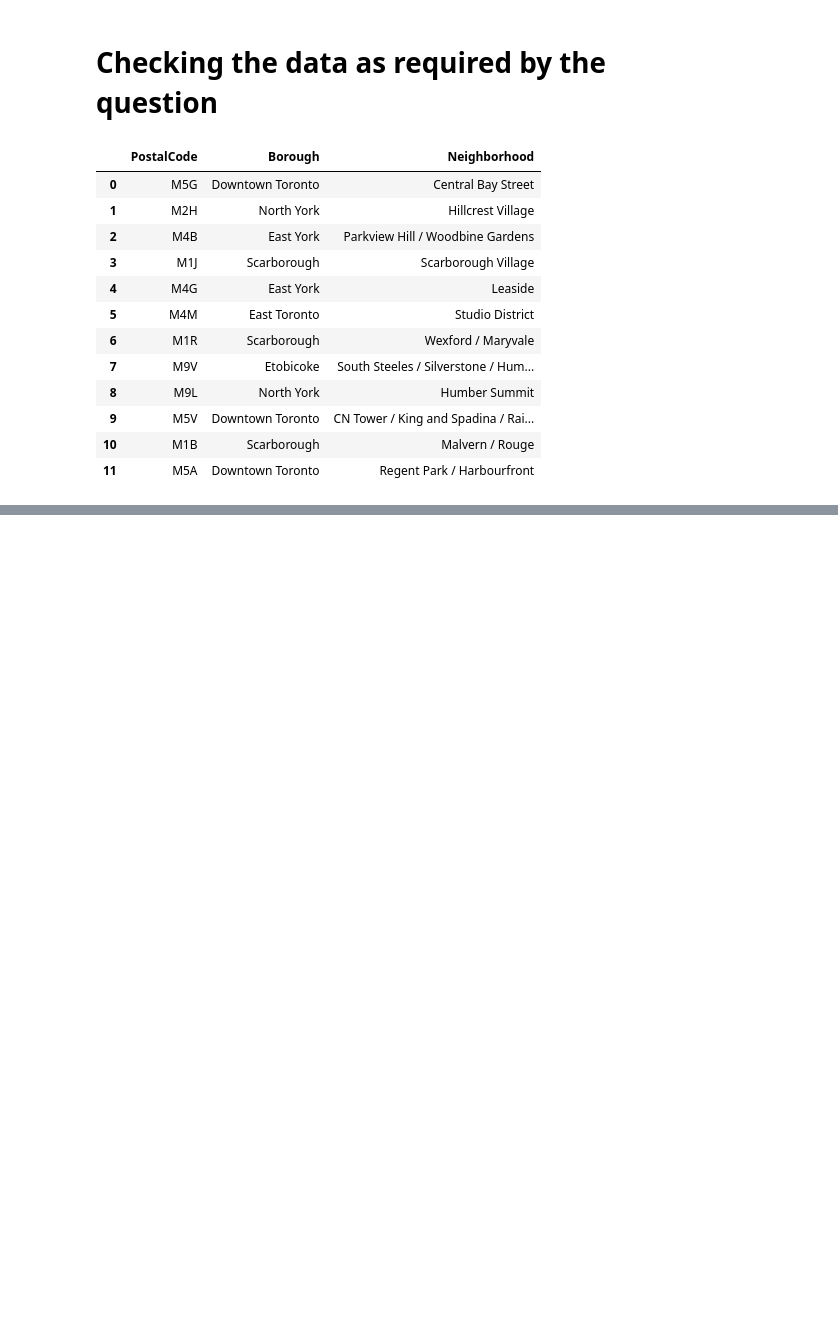
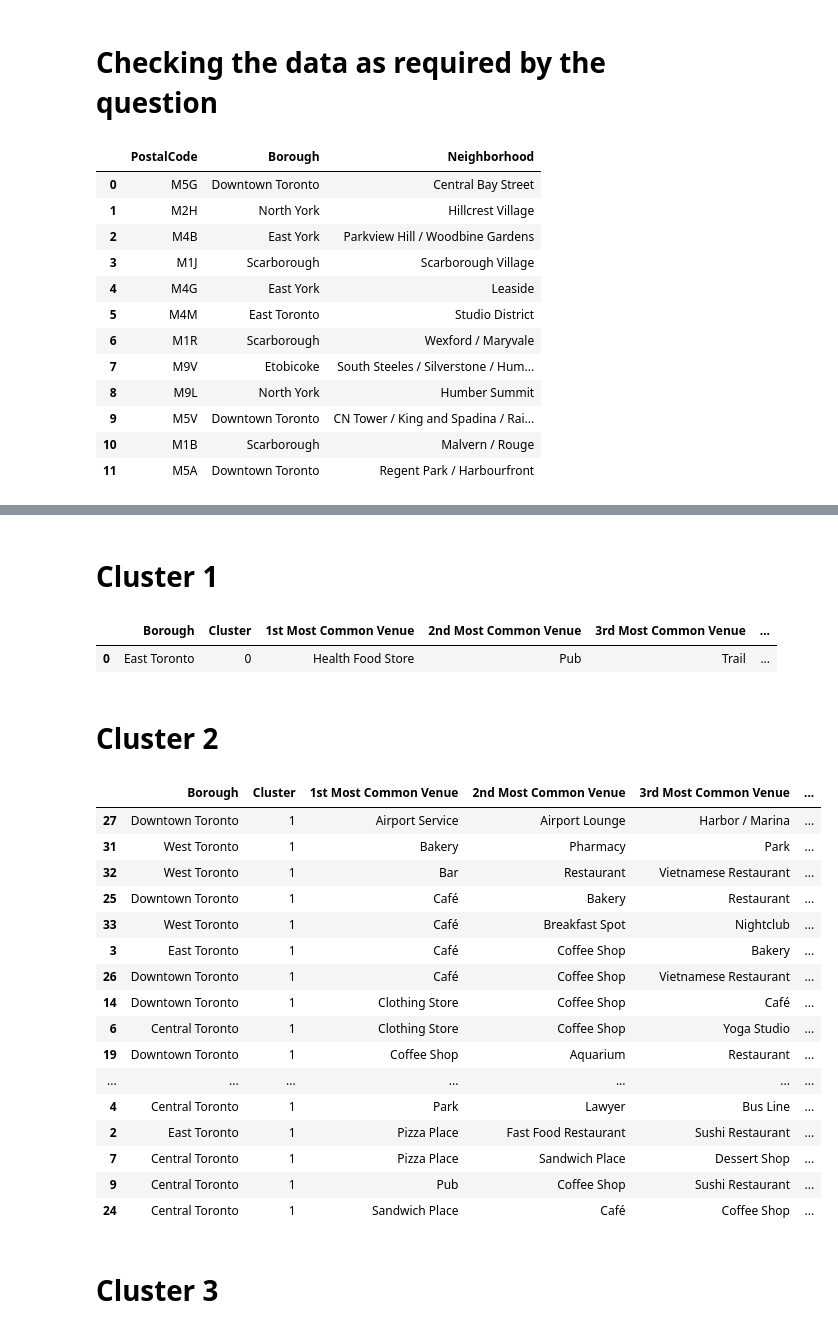
Before and after one commit to Krish716/CourseraIBM_Capstone, a Jupyter notebook: AssignmentWeek3.ipynb, the cells around one changed output, grey strips where cells are left out. Drawn from its saved outputs; the diff is of its cells as text; code cells hidden in the pictures; blank space fills up the shorter version.

```diff
--- a/AssignmentWeek3.ipynb
+++ b/AssignmentWeek3.ipynb
@@ -120,0 +466,13 @@ test_df
+# %%
+kclusters = 4
+
+toronto_central_venues_freq_clustering = toronto_central_venues_freq.drop(['PostalCode', 'Borough', 'Neighborhoods'], 1)
+
+kmeans = KMeans(n_clusters=kclusters, random_state=0).fit(toronto_central_venues_freq_clustering)
+
+toronto_central_clustered_df = toronto_df_toronto
+toronto_central_clustered_df['Cluster'] = kmeans.labels_
+
+toronto_central_clustered_df = toronto_central_clustered_df.join(neighborhoods_venues_sorted.drop(['Borough', 'Neighborhoods'], 1).set_index('PostalCode'), on='PostalCode')
+toronto_central_clustered_df.sort_values(['Cluster'] + freqColumns, inplace=True)
+toronto_central_clustered_df.head()
@@ -120,0 +514,31 @@ test_df
+# %% [markdown]
+# Cluster 1
+# %%
+toronto_central_clustered_df.loc[toronto_central_clustered_df['Cluster'] == 0, toronto_central_clustered_df.columns[[1] + list(range(5, toronto_central_clustered_df.shape[1]))]]
+# %% [output]
+|  | Borough | Cluster | 1st Most Common Venue | 2nd Most Common Venue | 3rd Most Common Venue | ... |
+| 0 | East Toronto | 0 | Health Food Store | Pub | Trail | ... |
+# %% [markdown]
+# Cluster 2
+# %%
+toronto_central_clustered_df.loc[toronto_central_clustered_df['Cluster'] == 1, toronto_central_clustered_df.columns[[1] + list(range(5, toronto_central_clustered_df.shape[1]))]]
+# %% [output]
+|  | Borough | Cluster | 1st Most Common Venue | 2nd Most Common Venue | 3rd Most Common Venue | ... |
+| 27 | Downtown Toronto | 1 | Airport Service | Airport Lounge | Harbor / Marina | ... |
+| 31 | West Toronto | 1 | Bakery | Pharmacy | Park | ... |
+| 32 | West Toronto | 1 | Bar | Restaurant | Vietnamese Restaurant | ... |
+| 25 | Downtown Toronto | 1 | Café | Bakery | Restaurant | ... |
+| 33 | West Toronto | 1 | Café | Breakfast Spot | Nightclub | ... |
+| 3 | East Toronto | 1 | Café | Coffee Shop | Bakery | ... |
+| 26 | Downtown Toronto | 1 | Café | Coffee Shop | Vietnamese Restaurant | ... |
+| 14 | Downtown Toronto | 1 | Clothing Store | Coffee Shop | Café | ... |
+| 6 | Central Toronto | 1 | Clothing Store | Coffee Shop | Yoga Studio | ... |
+| 19 | Downtown Toronto | 1 | Coffee Shop | Aquarium | Restaurant | ... |
+| ... | ... | ... | ... | ... | ... | ... |
+| 4 | Central Toronto | 1 | Park | Lawyer | Bus Line | ... |
+| 2 | East Toronto | 1 | Pizza Place | Fast Food Restaurant | Sushi Restaurant | ... |
+| 7 | Central Toronto | 1 | Pizza Place | Sandwich Place | Dessert Shop | ... |
+| 9 | Central Toronto | 1 | Pub | Coffee Shop | Sushi Restaurant | ... |
+| 24 | Central Toronto | 1 | Sandwich Place | Café | Coffee Shop | ... |
+# %% [markdown]
+# Cluster 3
```
Also changed, not shown: parts of 46 cells of this notebook.
